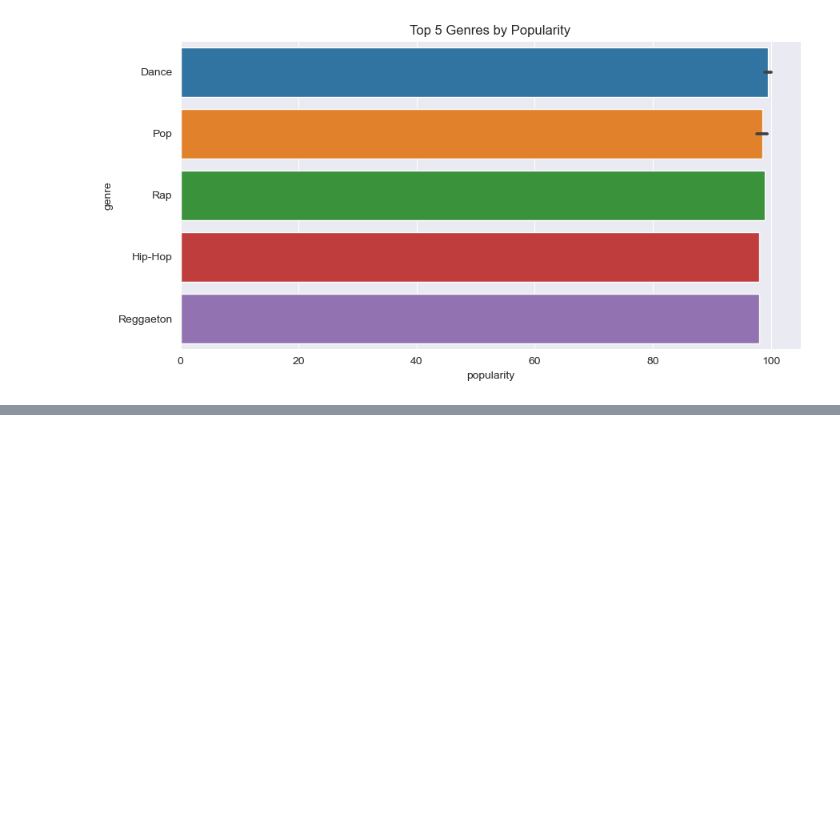
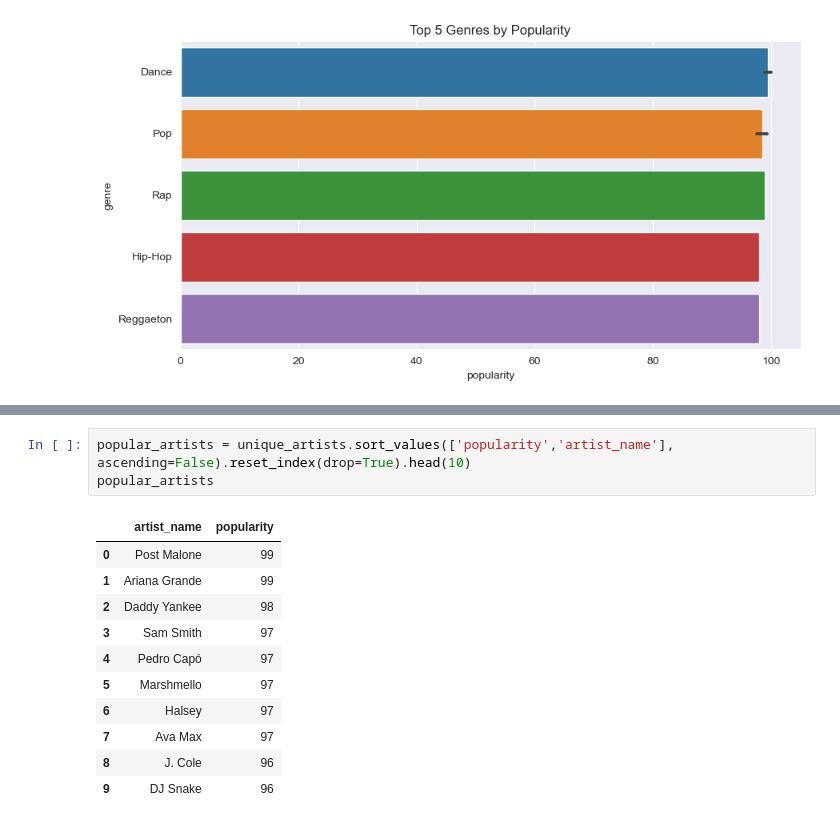
Before and after one commit to shaunakjuvekar/spotify_playground, a Jupyter notebook: data_analysis.ipynb, the cells around one changed output, grey strips where cells are left out. Drawn from its saved outputs; the diff is of its cells as text; blank space fills up the shorter version.

```diff
--- a/data_analysis.ipynb
+++ b/data_analysis.ipynb
@@ -161,0 +218,15 @@ sns.barplot(y = 'genre', x = 'popularity', data = famous).set(title = 'Top 5 Gen
+# %%
+popular_artists = unique_artists.sort_values(['popularity','artist_name'], ascending=False).reset_index(drop=True).head(10)
+popular_artists
+# %% [output]
+|  | artist_name | popularity |
+| 0 | Post Malone | 99 |
+| 1 | Ariana Grande | 99 |
+| 2 | Daddy Yankee | 98 |
+| 3 | Sam Smith | 97 |
+| 4 | Pedro Capó | 97 |
+| 5 | Marshmello | 97 |
+| 6 | Halsey | 97 |
+| 7 | Ava Max | 97 |
+| 8 | J. Cole | 96 |
+| 9 | DJ Snake | 96 |
```
Also changed, not shown: parts of 3 cells of this notebook, 1 other file.
